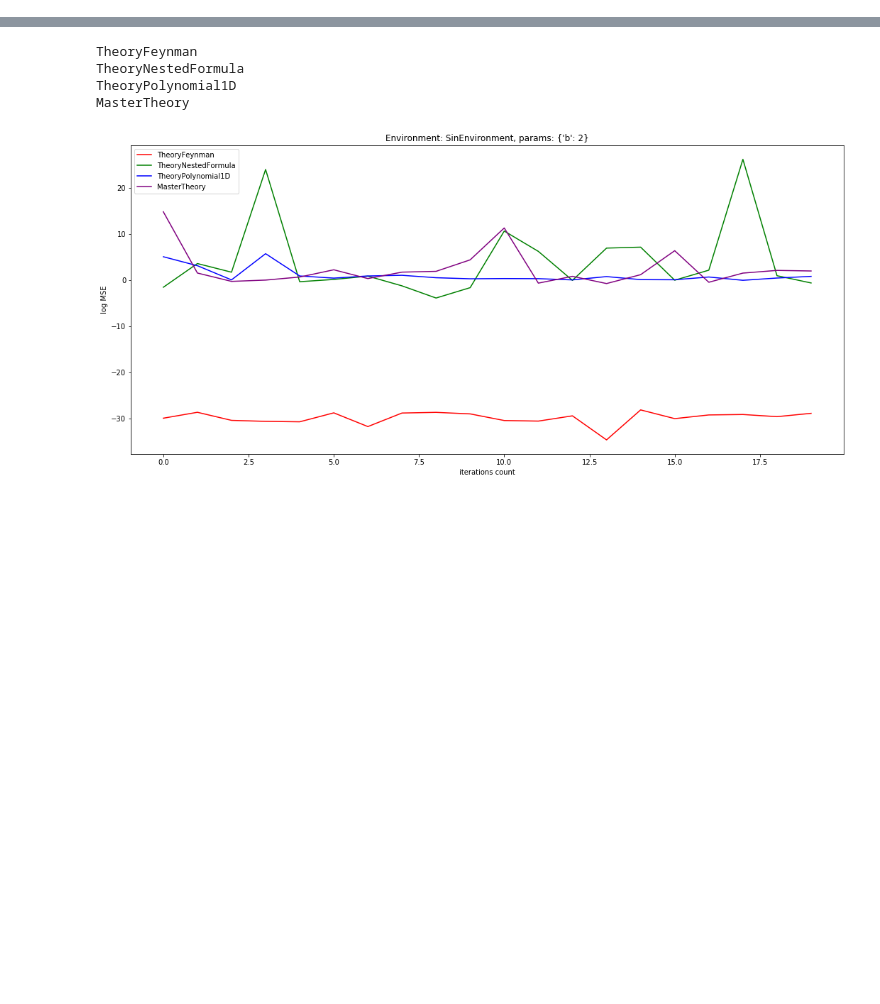
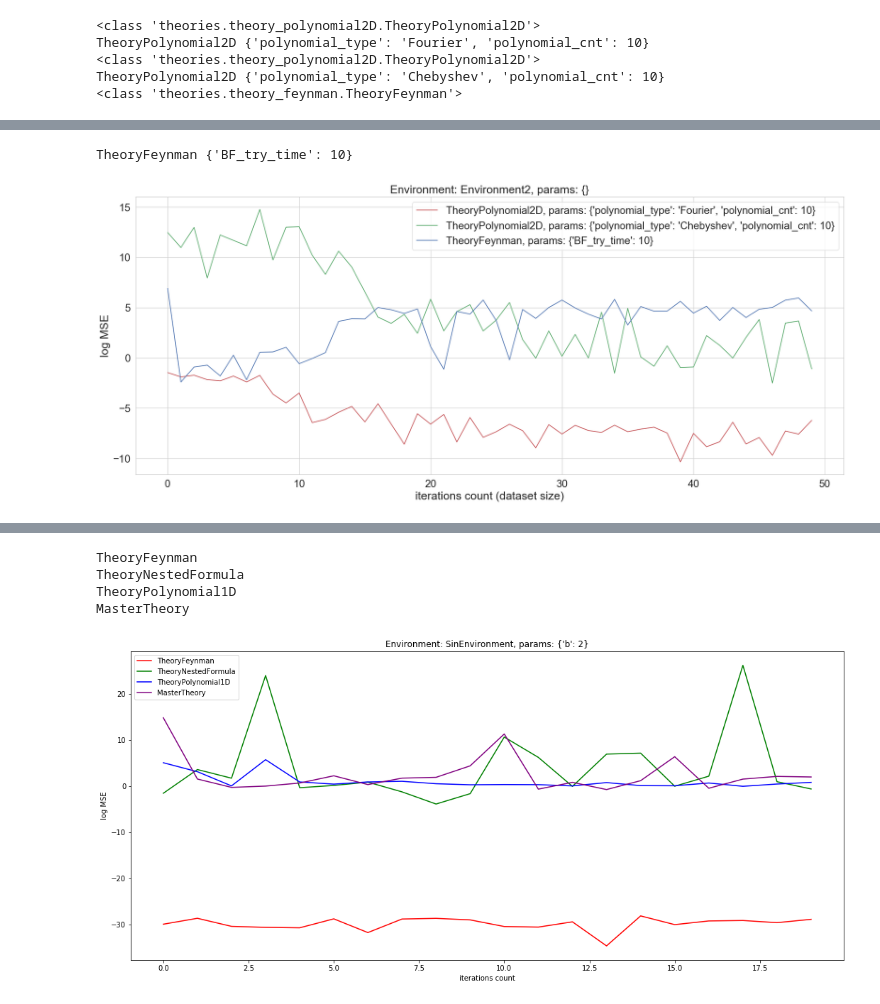
Before and after one commit to nuwanda57/RoboScientist, a Jupyter notebook: graphs.ipynb, the cells around one changed output, grey strips where cells are left out. Drawn from its saved outputs; the diff is of its cells as text; code cells hidden in the pictures; blank space fills up the shorter version.

```diff
--- a/graphs.ipynb
+++ b/graphs.ipynb
@@ -2,13 +2,16 @@
 from learning_agent import robo_scientist
 from theories import theory_feynman
 from theories import theory_polynomial1D
+from theories import theory_polynomial2D
 from theories import theory_nested_formulas
 from theories import theory_master
-from environments import ohm_law, single_param_linear_law, env_1, sin, tg, arcsin, cos
+from environments import ohm_law, single_param_linear_law, env_1, sin, tg, arcsin, cos, env_2
 from data_generator import simple_generator, std_generator
 import os
 import matplotlib.pyplot as plt
 import numpy as np
+import seaborn as sns
+sns.set(context="paper", style="whitegrid", font_scale=2)
 # %%
 feynman_dir = os.path.join(os.getcwd(), 'theories/feynman/')
 working_dirs = {
@@ -39,0 +101,19 @@ plt.plot(np.log(mses))
+# %%
+a = Analyser()
+theories = [
+#     (theory_feynman.TheoryFeynman, {}),
+#     (theory_nested_formulas.TheoryNestedFormula, {}),
+    (theory_polynomial2D.TheoryPolynomial2D,
+     {'polynomial_type': 'Fourier', 'polynomial_cnt': 10}),
+    (theory_polynomial2D.TheoryPolynomial2D,
+     {'polynomial_type': 'Chebyshev', 'polynomial_cnt': 10}),
+    (theory_feynman.TheoryFeynman, {'BF_try_time': 10}),
+]
+
+a.stats_for_env('f2', env_2.Environment2, theories, {}, 50)
+# %% [output]
+<class 'theories.theory_polynomial2D.TheoryPolynomial2D'>
+TheoryPolynomial2D {'polynomial_type': 'Fourier', 'polynomial_cnt': 10}
+<class 'theories.theory_polynomial2D.TheoryPolynomial2D'>
+TheoryPolynomial2D {'polynomial_type': 'Chebyshev', 'polynomial_cnt': 10}
+<class 'theories.theory_feynman.TheoryFeynman'>
@@ -40 +129,3 @@ plt.plot(np.log(mses))
+TheoryFeynman {'BF_try_time': 10}
+[figure, added]
 # %%
```
Also changed, not shown: parts of 11 cells of this notebook, 18 other files.
